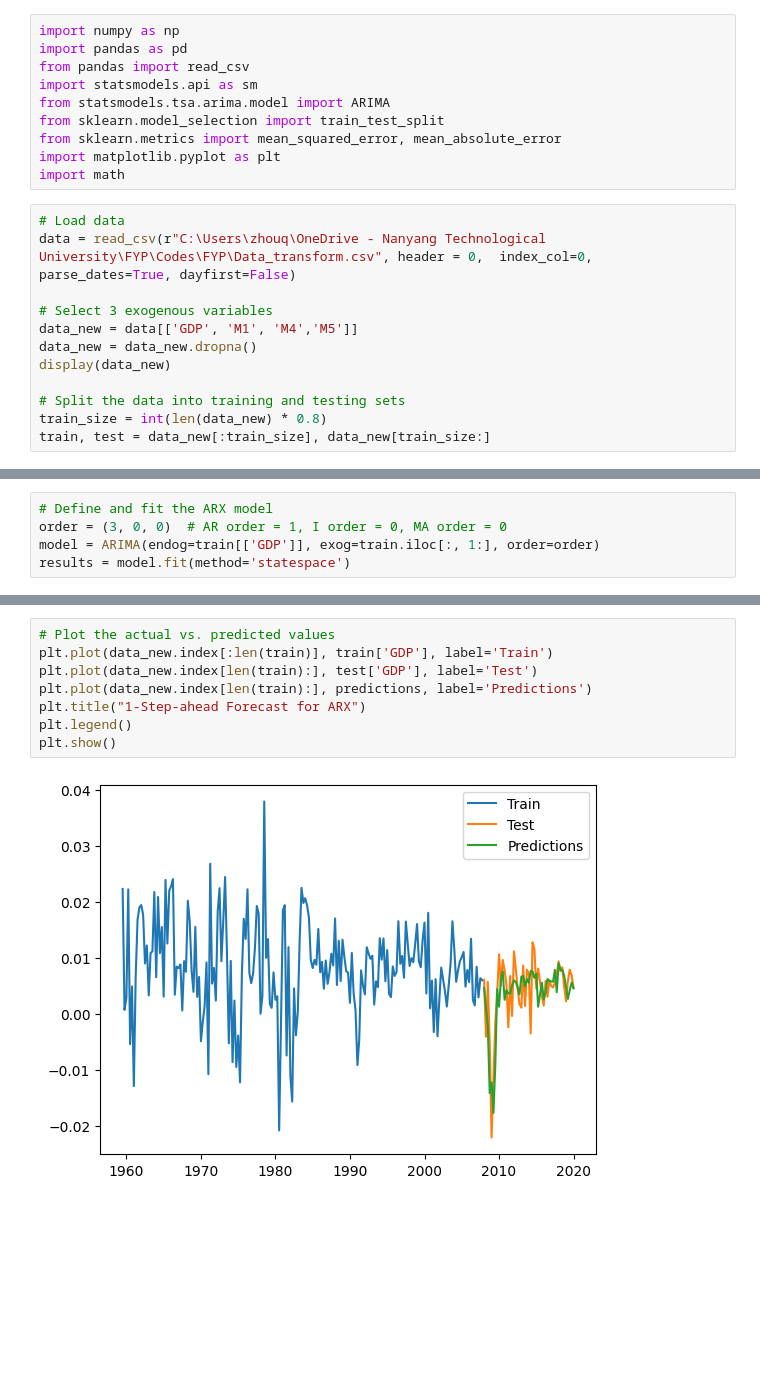
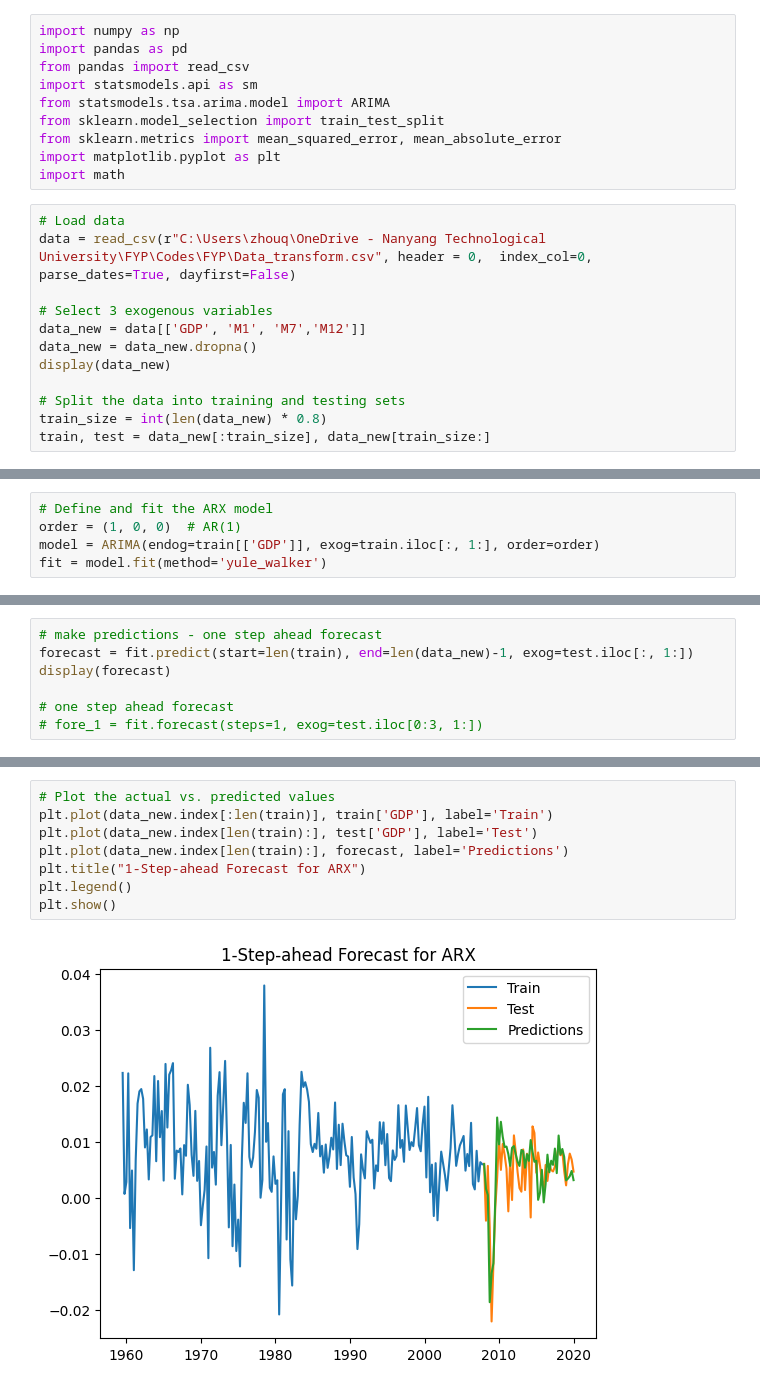
Before and after one commit to qh007/FYP, a Jupyter notebook: ARX.ipynb, the cells around one changed output, grey strips where cells are left out. Cells and saved outputs as stored; diff of their text form; blank space fills up the shorter version.

```diff
--- a/ARX.ipynb
+++ b/ARX.ipynb
@@ -13,7 +15,7 @@ import math
 data = read_csv(r"C:\Users\zhouq\OneDrive - Nanyang Technological University\FYP\Codes\FYP\Data_transform.csv", header = 0,  index_col=0, parse_dates=True, dayfirst=False)
 
 # Select 3 exogenous variables
-data_new = data[['GDP', 'M1', 'M4','M5']]
+data_new = data[['GDP', 'M1', 'M7','M12']]
 data_new = data_new.dropna()
 display(data_new)
 
@@ -38,5 +42,5 @@ train, test = data_new[:train_size], data_new[train_size:]
 # %%
 # Define and fit the ARX model
-order = (3, 0, 0)  # AR order = 1, I order = 0, MA order = 0
+order = (1, 0, 0)  # AR(1)
 model = ARIMA(endog=train[['GDP']], exog=train.iloc[:, 1:], order=order)
-results = model.fit(method='statespace')
+fit = model.fit(method='yule_walker')
@@ -42,0 +49,7 @@ results = model.fit(method='statespace')
+# %%
+# make predictions - one step ahead forecast
+forecast = fit.predict(start=len(train), end=len(data_new)-1, exog=test.iloc[:, 1:])
+display(forecast)
+
+# one step ahead forecast
+# fore_1 = fit.forecast(steps=1, exog=test.iloc[0:3, 1:])
@@ -60,10 +88,10 @@ RMSE: 0.004372169653916855
 # %%
 # Plot the actual vs. predicted values
 plt.plot(data_new.index[:len(train)], train['GDP'], label='Train')
 plt.plot(data_new.index[len(train):], test['GDP'], label='Test')
-plt.plot(data_new.index[len(train):], predictions, label='Predictions')
+plt.plot(data_new.index[len(train):], forecast, label='Predictions')
 plt.title("1-Step-ahead Forecast for ARX")
 plt.legend()
 plt.show()
 # %% [output]
-[figure, old version]
+[figure, new version]
```
Also changed, not shown: parts of 16 cells of this notebook, 5 other files.
